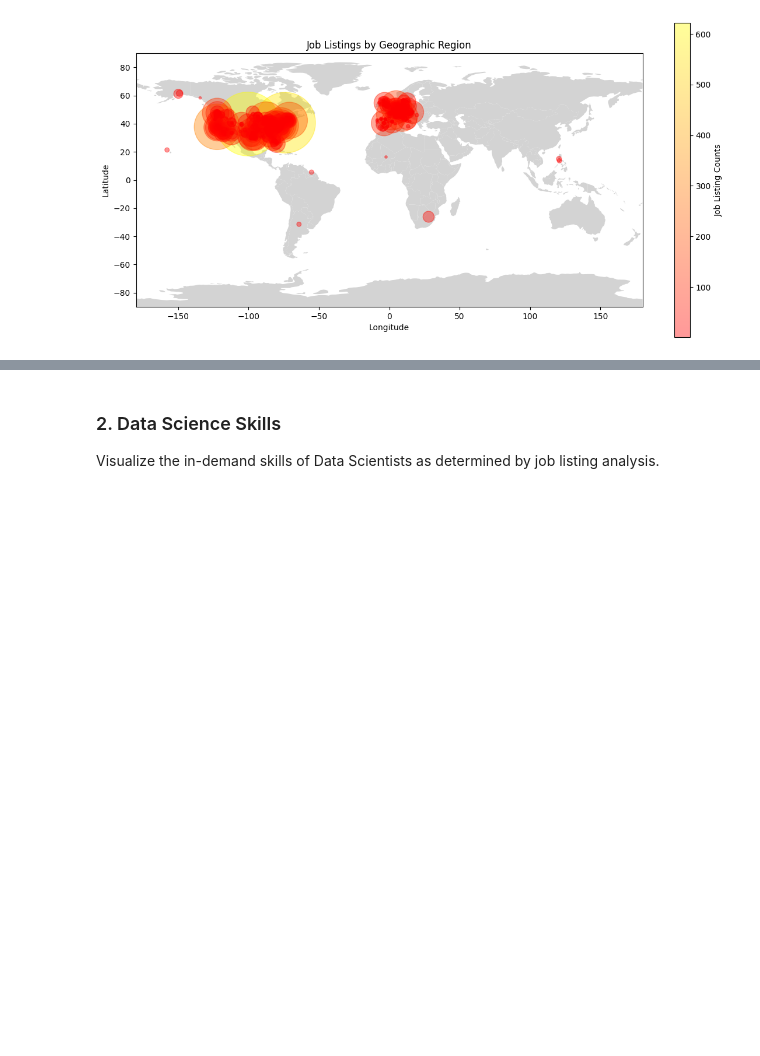
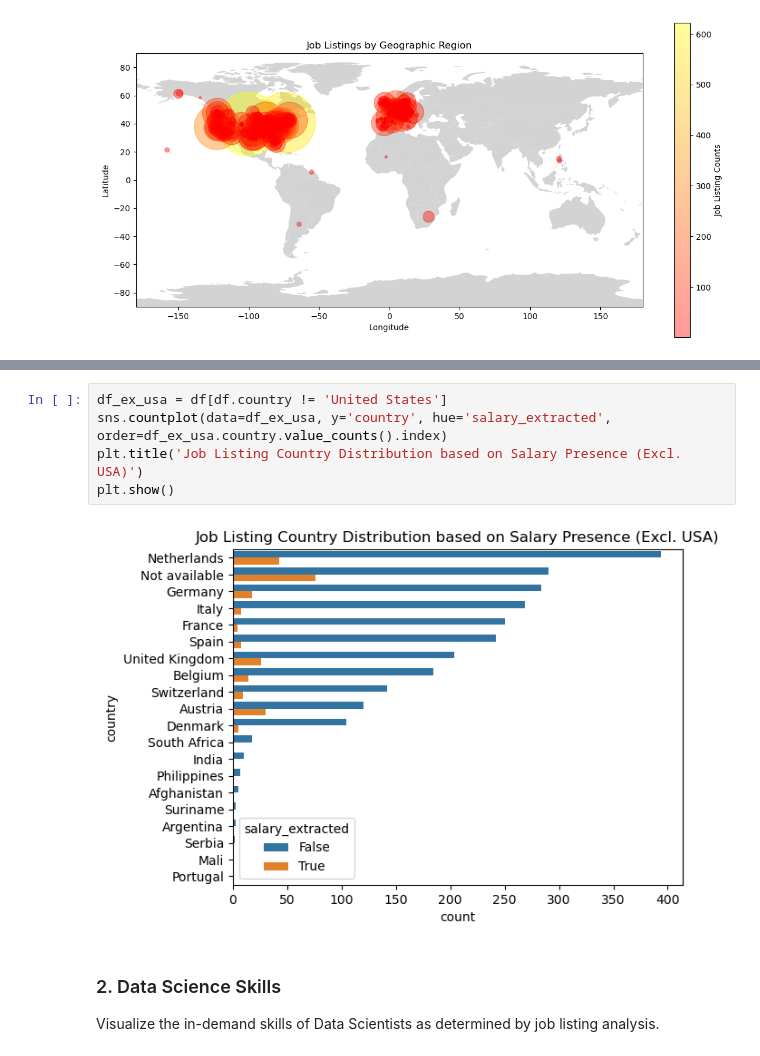
Before and after one commit to trav-d13/Data-Science-Job-Market-Analysis, a Jupyter notebook: eda.ipynb, the cells around one changed output, grey strips where cells are left out. Drawn from its saved outputs; the diff is of its cells as text; blank space fills up the shorter version.

```diff
--- a/eda.ipynb
+++ b/eda.ipynb
@@ -116,3 +128,10 @@ Visualize the quantity of job listing per country.
+# %%
+df_ex_usa = df[df.country != 'United States']
+sns.countplot(data=df_ex_usa, y='country', hue='salary_extracted', order=df_ex_usa.country.value_counts().index)
+plt.title('Job Listing Country Distribution based on Salary Presence (Excl. USA)')
+plt.show()
+# %% [output]
+[figure, added]
 # %% [markdown]
 ### 2. Data Science Skills
 
```
Also changed, not shown: parts of 7 cells of this notebook.
